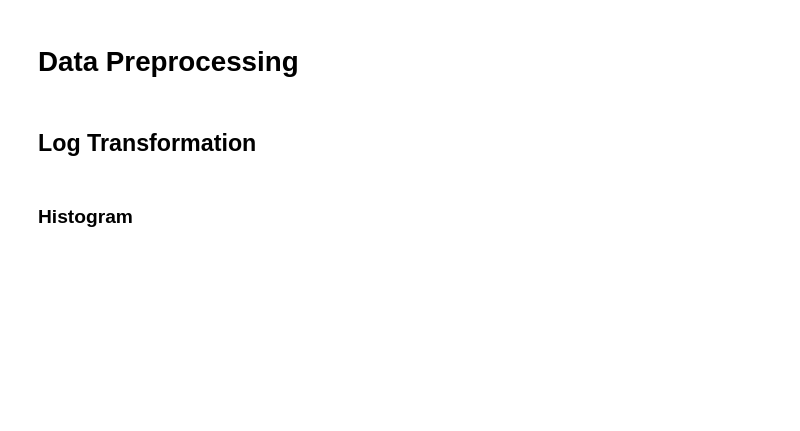
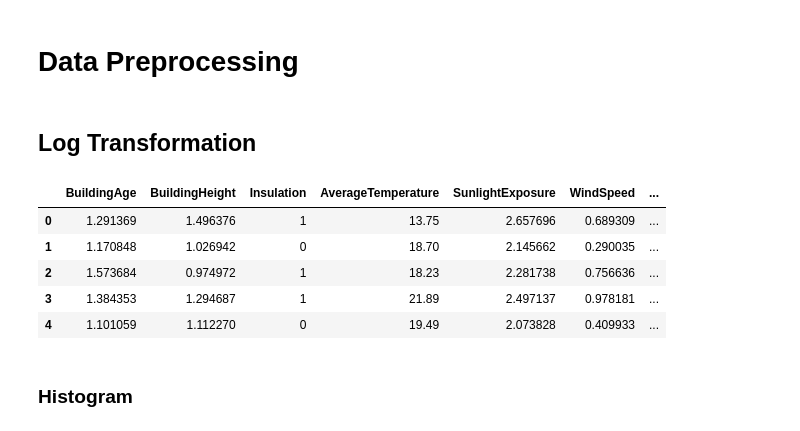
Before and after one commit to actonton/QBUS2820-Predictive_Analysis, a Jupyter notebook: A1/510575452_Assignment1_implementation.ipynb, the cells around one changed output. Cells and saved outputs as stored; diff of their text form; code cells hidden in the pictures; blank space fills up the shorter version.

```diff
--- a/A1/510575452_Assignment1_implementation.ipynb
+++ b/A1/510575452_Assignment1_implementation.ipynb
@@ -145,12 +145,31 @@ for i in heating_load_training_data.columns:
 # %%
 # Apply log transofrmation to the variables to make them more normally distributed
 log_transformed_heat_load_training_data = heating_load_training_data.copy()
-log_transformed_heat_load_training_data['BuildingAge'] = np.log(log_transformed_heat_load_training_data['BuildingAge']+10)
-log_transformed_heat_load_training_data['BuildingHeight'] = np.log(log_transformed_heat_load_training_data['BuildingHeight']+10)
-log_transformed_heat_load_training_data['SunlightExposure'] = np.log(log_transformed_heat_load_training_data['SunlightExposure']+10)
-log_transformed_heat_load_training_data['WindSpeed'] = np.log(log_transformed_heat_load_training_data['WindSpeed']+10)
-log_transformed_heat_load_training_data['OccupancyRate'] = np.log(log_transformed_heat_load_training_data['OccupancyRate']+10)
-log_transformed_heat_load_training_data['HeatingLoad'] = np.log(log_transformed_heat_load_training_data['HeatingLoad']+10)
+
+# for i in log_transformed_heat_load_training_data.columns:
+#     log_transformed_heat_load_training_data[i] = np.log(
+#         log_transformed_heat_load_training_data[i]+10)
+
+for i in log_transformed_heat_load_training_data.columns:
+    if i not in ['Insulation','AverageTemperature']:
+        log_transformed_heat_load_training_data[i] = np.log10(
+            log_transformed_heat_load_training_data[i]+1)
+
+# log_transformed_heat_load_training_data['BuildingAge'] = np.log(log_transformed_heat_load_training_data['BuildingAge']+10)
+# log_transformed_heat_load_training_data['BuildingHeight'] = np.log(log_transformed_heat_load_training_data['BuildingHeight']+10)
+# log_transformed_heat_load_training_data['SunlightExposure'] = np.log(log_transformed_heat_load_training_data['SunlightExposure']+10)
+# log_transformed_heat_load_training_data['WindSpeed'] = np.log(log_transformed_heat_load_training_data['WindSpeed']+10)
+# log_transformed_heat_load_training_data['OccupancyRate'] = np.log(log_transformed_heat_load_training_data['OccupancyRate']+10)
+# log_transformed_heat_load_training_data['HeatingLoad'] = np.log(log_transformed_heat_load_training_data['HeatingLoad']+10)
+
+log_transformed_heat_load_training_data.head()
+# %% [output]
+|  | BuildingAge | BuildingHeight | Insulation | AverageTemperature | SunlightExposure | WindSpeed | ... |
+| 0 | 1.291369 | 1.496376 | 1 | 13.75 | 2.657696 | 0.689309 | ... |
+| 1 | 1.170848 | 1.026942 | 0 | 18.70 | 2.145662 | 0.290035 | ... |
+| 2 | 1.573684 | 0.974972 | 1 | 18.23 | 2.281738 | 0.756636 | ... |
+| 3 | 1.384353 | 1.294687 | 1 | 21.89 | 2.497137 | 0.978181 | ... |
+| 4 | 1.101059 | 1.112270 | 0 | 19.49 | 2.073828 | 0.409933 | ... |
 # %% [markdown]
 ### Histogram
 # %%
```
Also changed, not shown: parts of 5 cells of this notebook.
